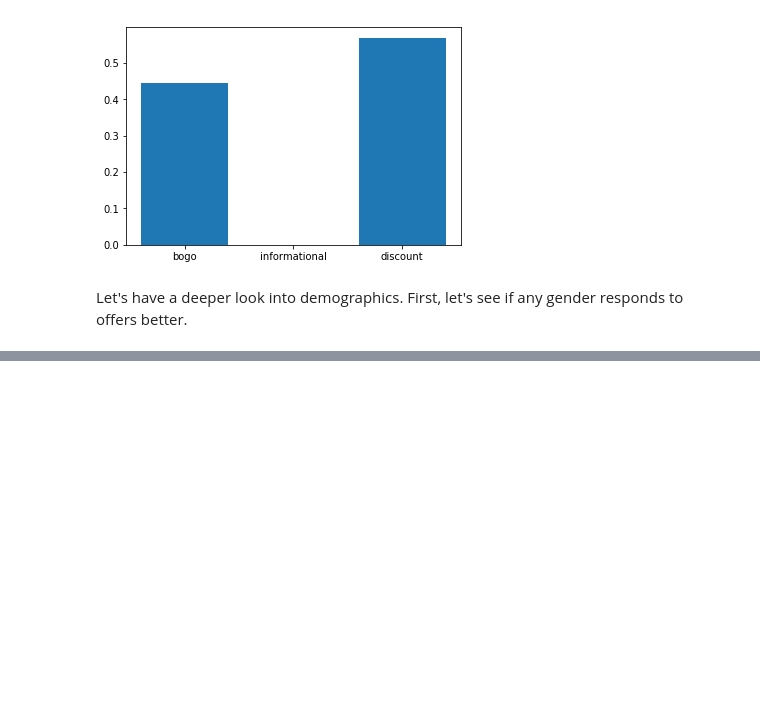
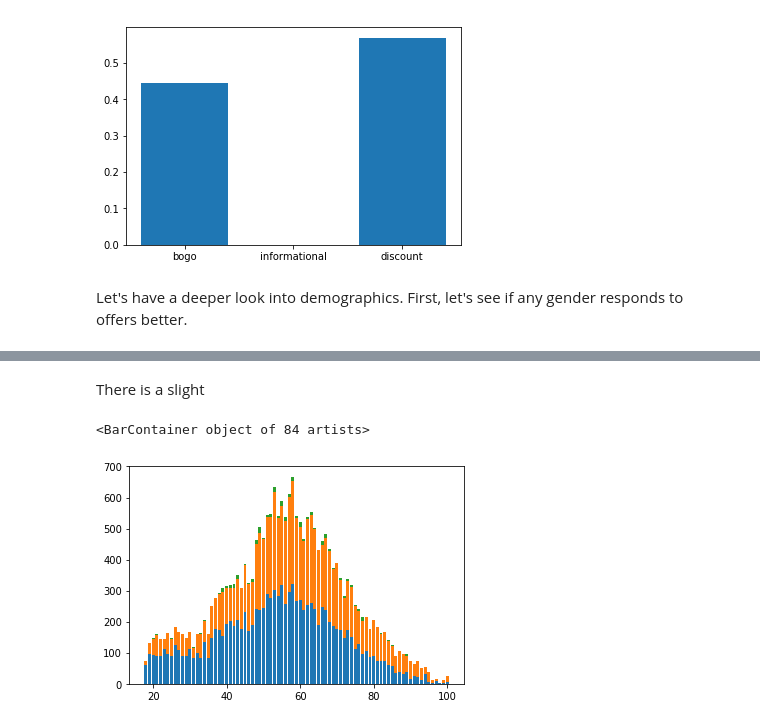
Before and after one commit to onurkapucu/Starbucks_Capstone, a Jupyter notebook: Starbucks_Capstone_notebook.ipynb, the cells around one changed output, grey strips where cells are left out. Drawn from its saved outputs; the diff is of its cells as text; code cells hidden in the pictures; blank space fills up the shorter version.

```diff
--- a/Starbucks_Capstone_notebook.ipynb
+++ b/Starbucks_Capstone_notebook.ipynb
@@ -552,0 +559,10 @@ transcript_df[transcript_df['event']=='offer completed'].shape
+# %% [markdown]
+There is a slight
+# %%
+intentional_demographics=intentional_completes_df.groupby(by=['user_gender','user_age'])['user_id'].size().unstack().transpose()
+plt.bar(intentional_demographics['M'].keys(),intentional_demographics['M'].values)
+plt.bar(intentional_demographics['F'].keys(),intentional_demographics['F'].values,bottom=intentional_demographics['M'].values)
+plt.bar(intentional_demographics['O'].keys(),intentional_demographics['O'].values,bottom=intentional_demographics['M'].values+intentional_demographics['F'].values)
+# %% [output]
+<BarContainer object of 84 artists>
+[figure, added]
```
Also changed, not shown: parts of 9 cells of this notebook.
